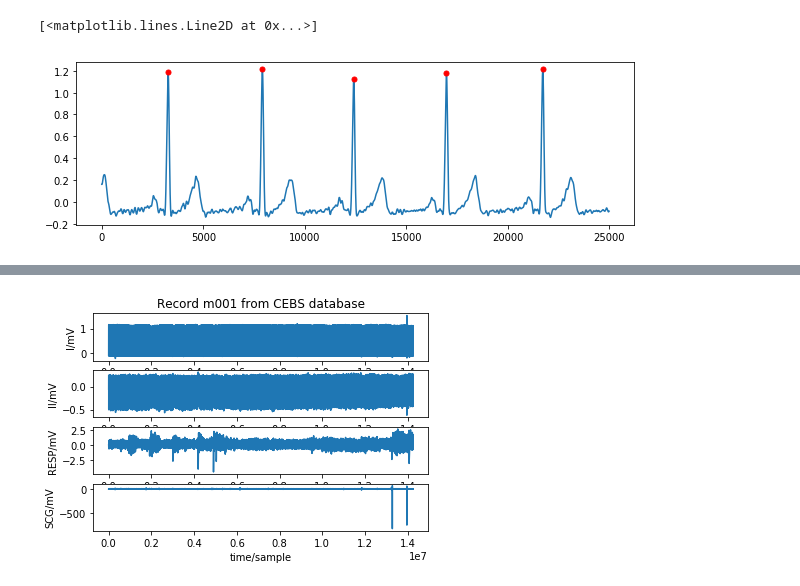
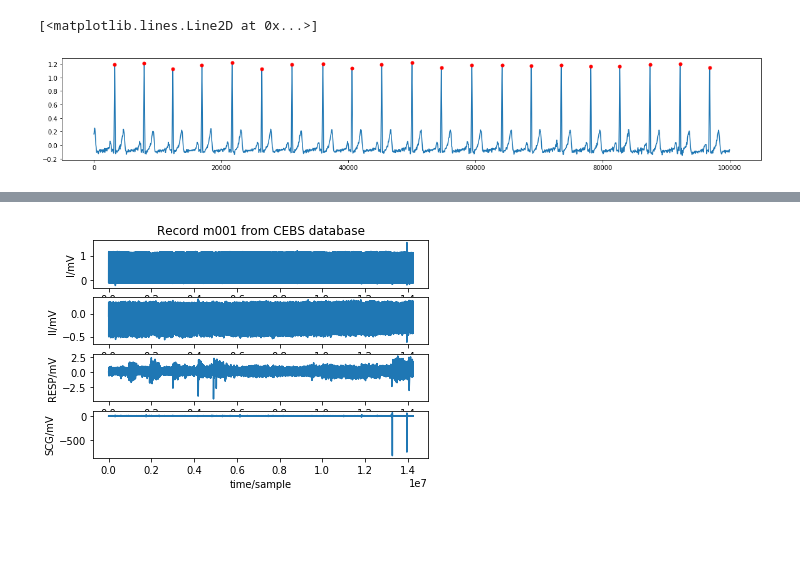
Before and after one commit to ChunChiaYang/ECG-Analysis, a Jupyter notebook: ECG-Analysis.ipynb, the cells around one changed output, grey strips where cells are left out. Drawn from its saved outputs; the diff is of its cells as text; code cells hidden in the pictures; blank space fills up the shorter version.

Commit message:
add fft function and modify lenth of signals

```diff
--- a/ECG-Analysis.ipynb
+++ b/ECG-Analysis.ipynb
@@ -40,14 +40,14 @@ display(record.__dict__)
  'checksum': [-16060, -17835, 15465, 29704],
  'block_size': [0, 0, 0, 0]}
 # %%
-signals,fields=wfdb.rdsamp('b001',channels=[0],sampfrom=0,sampto=25000)
+signals,fields=wfdb.rdsamp('b001',channels=[0],sampfrom=0,sampto=100000)
 
-x=range(25000)
+x=np.arange(100000)
 signals=signals.flatten()
-plt.figure(figsize=(10, 3))
-r_index,_=find_peaks(signals,distance=3500)
+plt.figure(figsize=(20, 3))
+r_index,_=find_peaks(signals,distance=4500)
 plt.plot(x,signals)
 plt.plot(r_index,signals[r_index],marker="o",ls="",ms=5,color='r')
 # %% [output]
 [<matplotlib.lines.Line2D at 0x...>]
-[figure, old version]
+[figure, new version]
```
Also changed, not shown: parts of 8 cells of this notebook.
